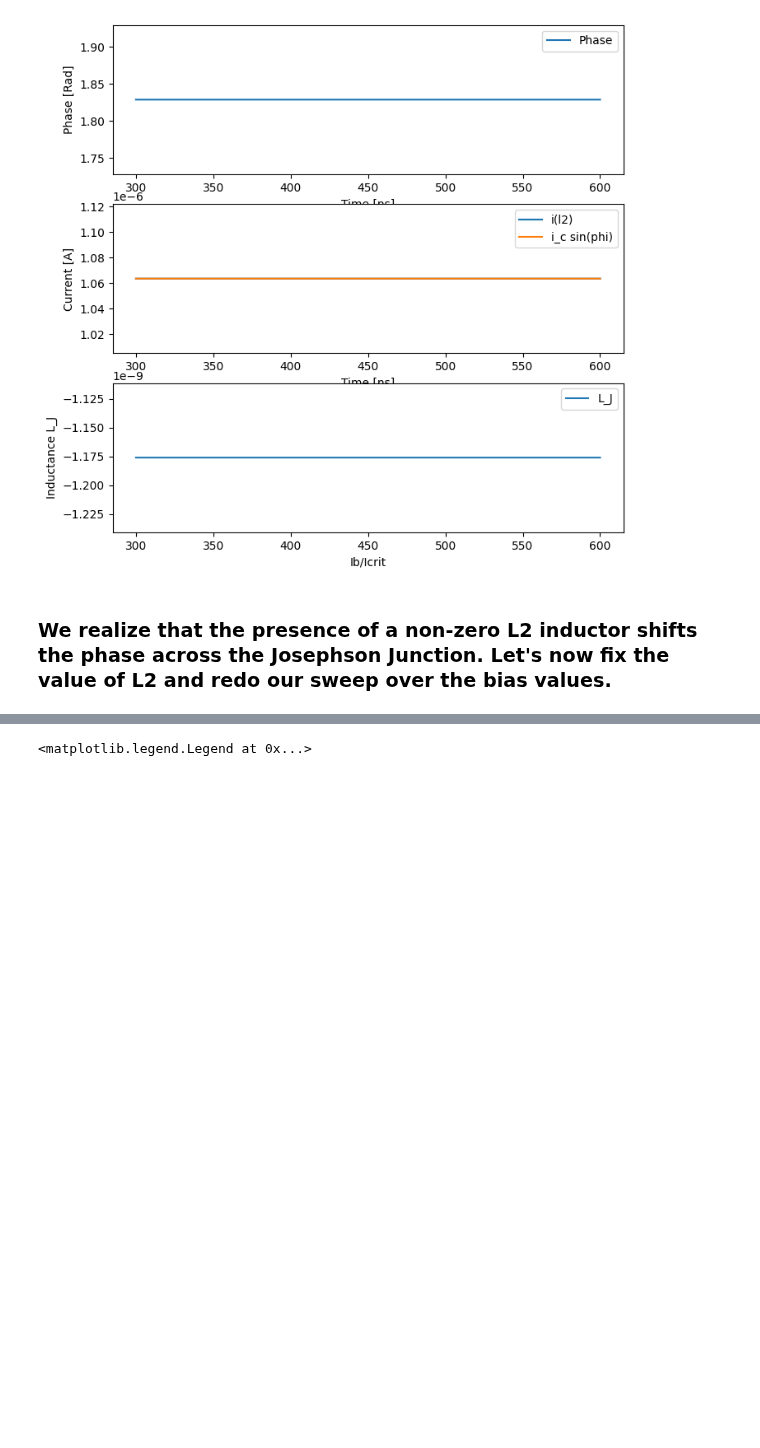
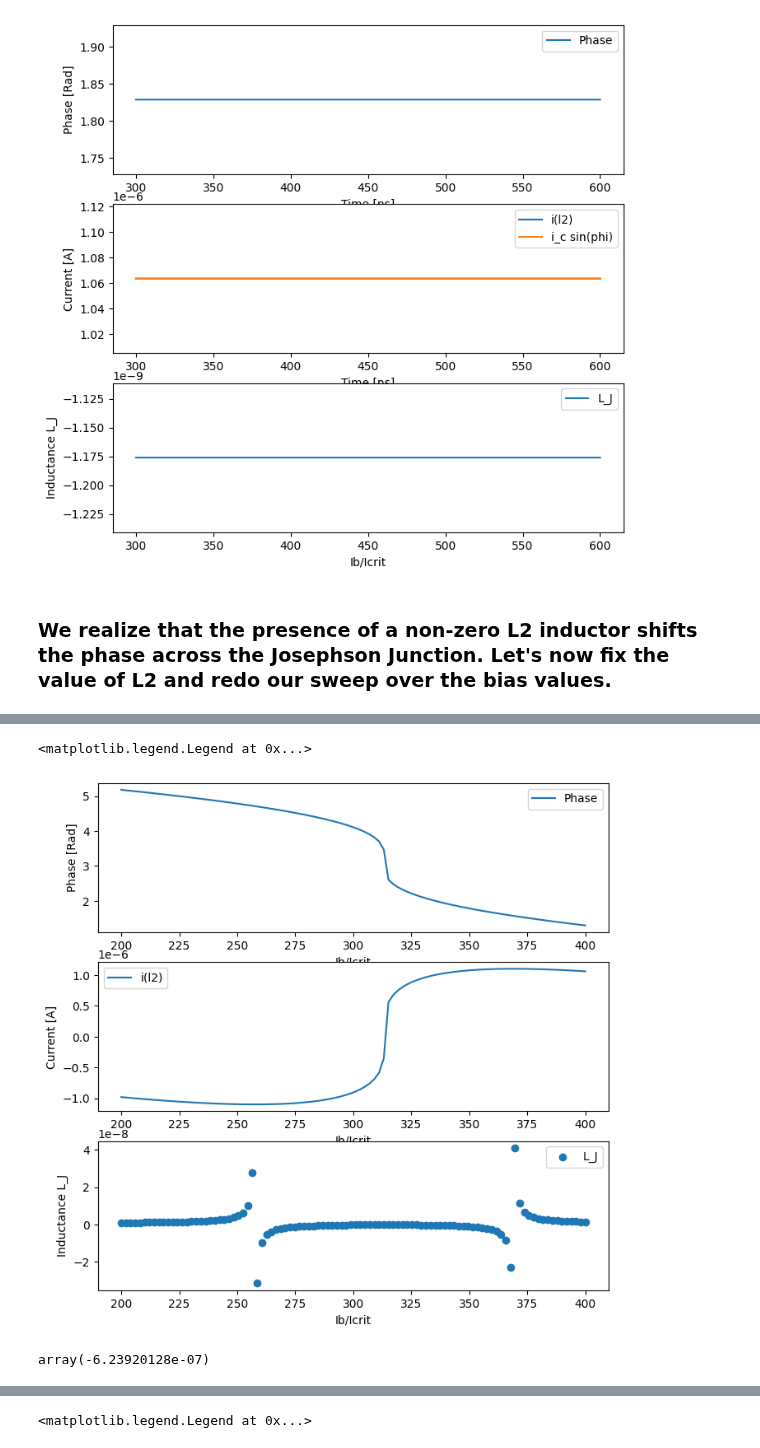
Before and after one commit to SLAC-FPD/bode-fano, a Jupyter notebook: Icrit_behavior.ipynb, the cells around one changed output, grey strips where cells are left out. Cells and saved outputs as stored; diff of their text form; code cells hidden in the pictures; blank space fills up the shorter version.

```diff
--- a/Icrit_behavior.ipynb
+++ b/Icrit_behavior.ipynb
@@ -362,0 +369,16 @@ ax[2].legend()
+# %%
+%%time
+# Recycle params above
+params["idc_mag"] = params['ics_mag'] * np.linspace(200, 400, 100)
+params3, dat3 = engine.run_parallel(dc_bias, save_file=False, **params)
+
+# Extract data
+idcs = params3["idc_mag"]
+il2s = []
+phis = []
+for dat in dat3:
+    il2s.append(dat.to_array()[1])
+    phis.append(dat.to_array()[2])
+ts = dat.to_array()[0]
+il2s = np.array(il2s)
+phis = np.array(phis)
@@ -362,0 +388,28 @@ ax[2].legend()
+# %%
+# Plot the data
+fig, ax = plt.subplots(3, 1, figsize=(8,8))
+ax[0].plot(np.linspace(200, 400, 100),  np.round(np.array(phis[:, -5]%(2*np.pi)), 12), label="Phase")
+ax[0].set_xlabel("Ib/Icrit")
+ax[0].set_ylabel("Phase [Rad]")
+ax[0].legend()
+
+ax[1].plot(np.linspace(200, 400, 100), np.round(np.array(il2s[:, -5]), 16), label="i(l2)")
+#ax[1].plot(np.logspace(3, 5, 10), params['ics_mag'] * np.sin(phis[:, -5]), label="i_c sin(phi)")
+ax[1].set_xlabel("Ib/Icrit")
+ax[1].set_ylabel("Current [A]")
+ax[1].legend()
+
+ax[2].scatter(np.linspace(200, 400, 100), 3e-10 + 3e-10/np.cos(np.round(np.array(phis[:, -5]), 12)), label="L_J")
+ax[2].set_xlabel("Ib/Icrit")
+ax[2].set_ylabel("Inductance L_J")
+ax[2].legend()
+# %% [output]
+<matplotlib.legend.Legend at 0x...>
+[figure, added]
+# %%
+from scipy import interpolate
+
+f = interpolate.interp1d(np.round(np.array(phis[:, -5]%(2*np.pi))), np.round(np.array(il2s[:, -5]), 16))
+f(4.1)
+# %% [output]
+array(-6.23920128e-07)
```
Also changed, not shown: parts of 8 cells of this notebook.
